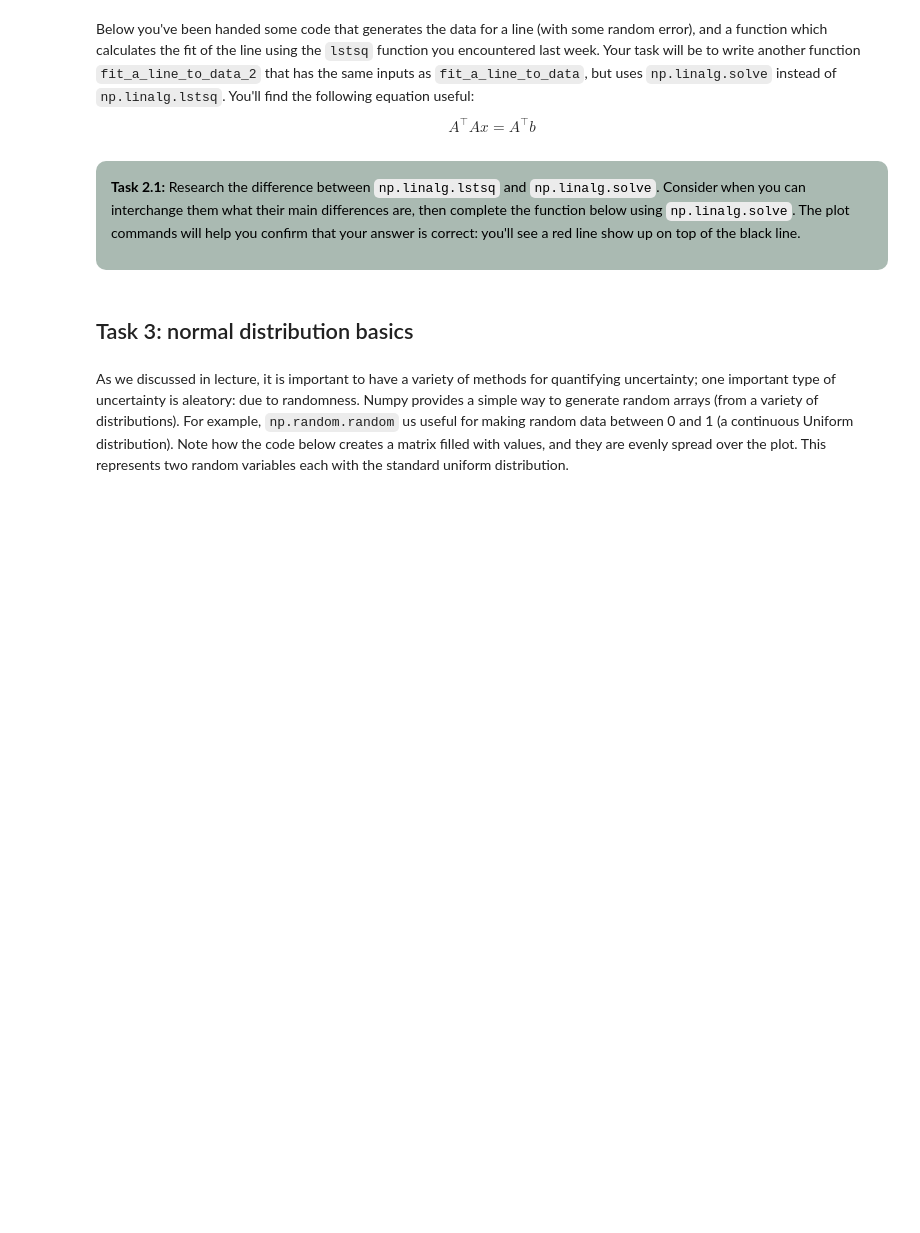
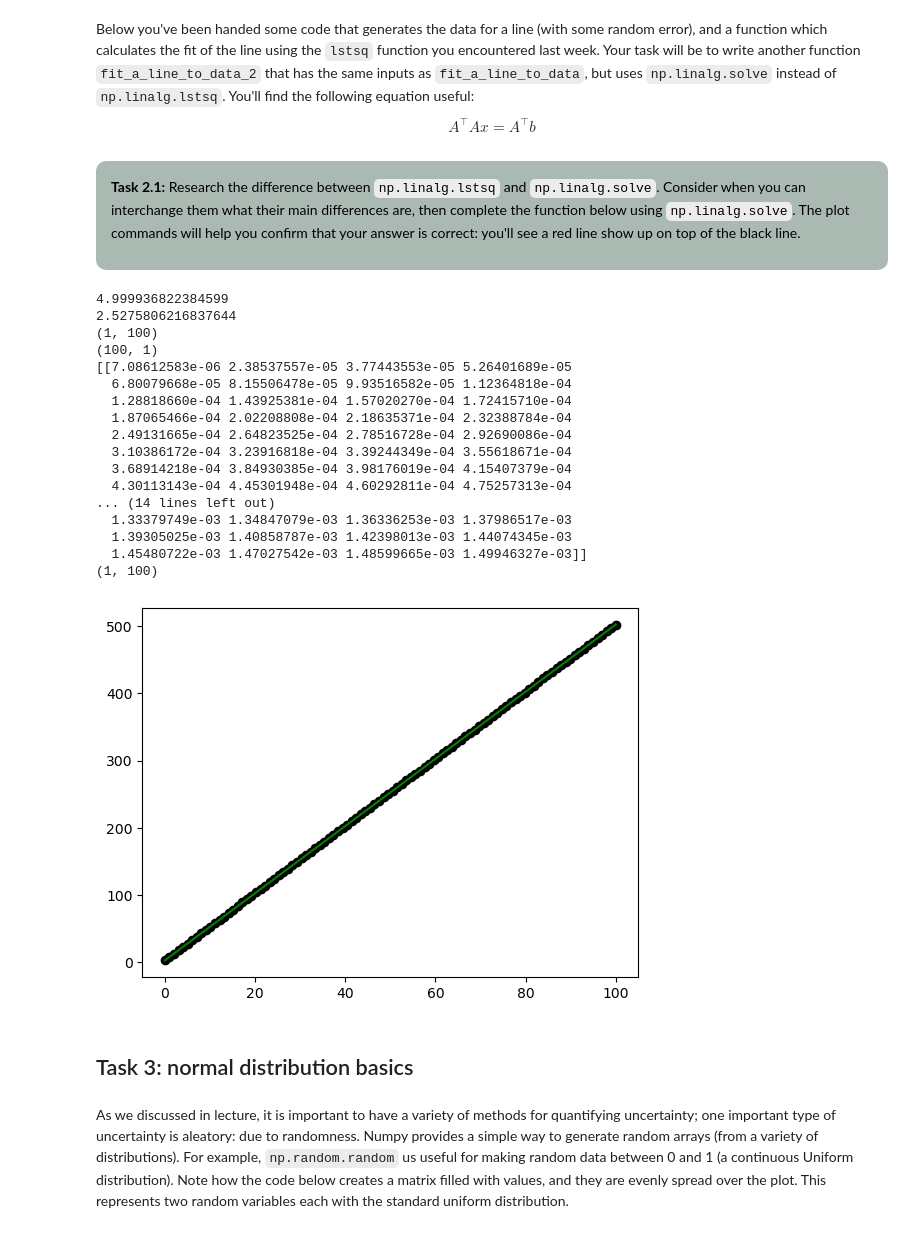
Before and after one commit to GeorgeNikolov/MUDE_PAs, a Jupyter notebook: Week_1_2/PA02_A_Random_Adventure.ipynb, the cells around one changed output. Cells and saved outputs as stored; diff of their text form; code cells hidden in the pictures; blank space fills up the shorter version.

```diff
--- a/Week_1_2/PA02_A_Random_Adventure.ipynb
+++ b/Week_1_2/PA02_A_Random_Adventure.ipynb
@@ -199,25 +196,84 @@ Research the difference between <code>np.linalg.lstsq</code> and <code>np.linalg
 # %%
 data_x = np.linspace(0, 100, num=100)
 data_y = data_x * 5 + 2 + np.random.random(size = (100,))
 
 def fit_a_line_to_data(data_x, data_y):
+    #Returns an array of 2 arrays. After transposing it returns array of 100 arrays.
     A = np.array([data_x, np.ones(len(data_x))]).T
+    #print(A)
     [slope, intercept], _, _, _ = np.linalg.lstsq(A, data_y, rcond=None)
+    '''
+    np.linalg.lstsq(a,b):
+    a : (M, N) array_like
+    "Coefficient" matrix.
+    b : {(M,), (M, K)} array_like
+    Ordinate or "dependent variable" values. If b is two-dimensional, the least-squares solution is calculated for each of the K columns of b.
+    '''
     return slope, intercept
 
 def fit_a_line_to_data_2(data_x, data_y):
-    ## Complete the function:
-    YOUR_CODE_HERE
-    return slope, intercept
+    # Complete the function:
+    #A = np.array([data_x, np.ones(len(data_x))])
+    #Y = np.array([data_y, np.ones(len(data_x))])
+    #Y_transpose = Y.T
+    #A_transpose = A.T
+    #print(A_transpose.shape)
+    #print(A.shape)
+    #print(Y_transpose.shape)
+    #print(Y.shape)
+    A = np.array([data_x])
+    A_transpose = A.T
+    Y = np.array([data_y])
+    print(A.shape)
+    print(A_transpose.shape)
+    A_final = A @ A_transpose
+    #Y_final = Y @ Y_transpose
+    #print(A_final.shape)
+    ans = np.linalg.solve(A_final, Y)
+    '''
+    np.linalg.solve(a,b)
+    a : (..., M, M) array_like
+    Coefficient matrix.
+    b : {(..., M,), (..., M, K)}, array_like
+    Ordinate or "dependent variable" values.
+    '''
+    #slope = (ans[1,1] - ans[1,0])/(ans[0,1] - ans[0,0])
+
+    return ans
 
 plt.plot(data_x, data_y, "ok")
 
 slope1, intercept1 = fit_a_line_to_data(data_x, data_y)
-slope2, intercept2 = fit_a_line_to_data_2(data_x, data_y)
+print(slope1)
+print(intercept1)
+ans = fit_a_line_to_data_2(data_x, data_y)
+print(ans)
+print(ans.shape)
+#print(slope)
+#slope2, intercept2 = fit_a_line_to_data_2(data_x, data_y)
 
-plt.plot(data_x, slope1*data_x + intercept1, "b")
-plt.plot(data_x, slope2*data_x + intercept2, "r")
+plt.plot(data_x, slope1*data_x + intercept1, "g")
+#plt.plot(data_x, slope2*data_x + intercept2, "r")
 plt.show()
+# %% [output]
+4.999936822384599
+2.5275806216837644
+(1, 100)
+(100, 1)
+[[7.08612583e-06 2.38537557e-05 3.77443553e-05 5.26401689e-05
+  6.80079668e-05 8.15506478e-05 9.93516582e-05 1.12364818e-04
+  1.28818660e-04 1.43925381e-04 1.57020270e-04 1.72415710e-04
+  1.87065466e-04 2.02208808e-04 2.18635371e-04 2.32388784e-04
+  2.49131665e-04 2.64823525e-04 2.78516728e-04 2.92690086e-04
+  3.10386172e-04 3.23916818e-04 3.39244349e-04 3.55618671e-04
+  3.68914218e-04 3.84930385e-04 3.98176019e-04 4.15407379e-04
+  4.30113143e-04 4.45301948e-04 4.60292811e-04 4.75257313e-04
+... (14 lines left out)
+  1.33379749e-03 1.34847079e-03 1.36336253e-03 1.37986517e-03
+  1.39305025e-03 1.40858787e-03 1.42398013e-03 1.44074345e-03
+  1.45480722e-03 1.47027542e-03 1.48599665e-03 1.49946327e-03]]
+(1, 100)
+[figure, added]
 # %% [markdown]
 ## Task 3: normal distribution basics
 # %% [markdown]
```
Also changed, not shown: parts of 7 cells of this notebook, 5 other files.
